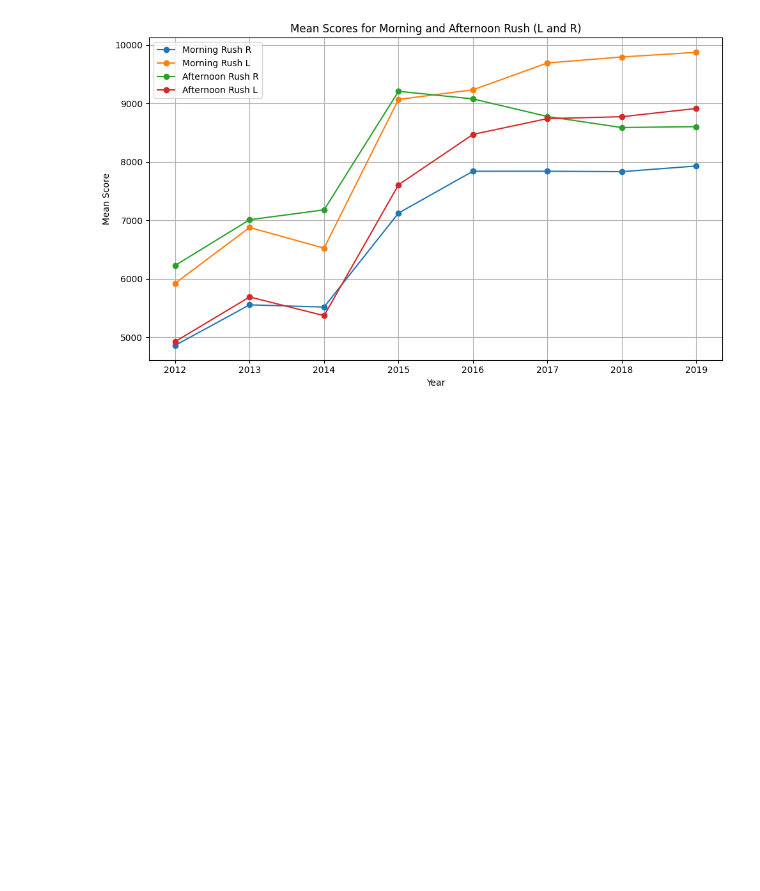
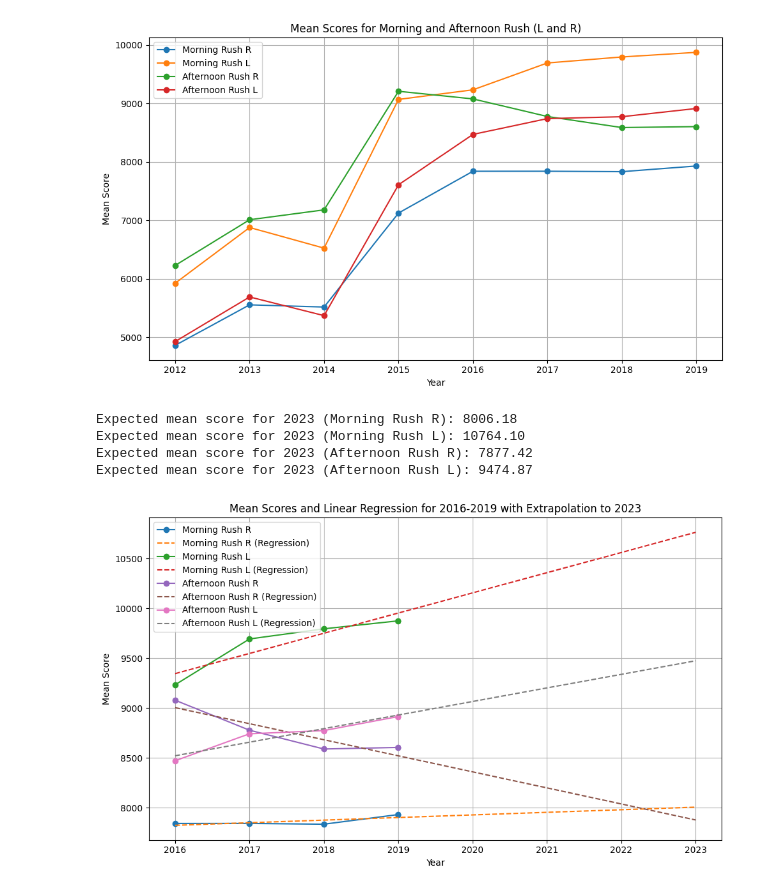
Before and after one commit to Liselotvansteekelenburg/TIL6010-LabAssignments, a Jupyter notebook: WERKEND 2012-2019.ipynb, the cells around one changed output. Drawn from its saved outputs; the diff is of its cells as text; code cells hidden in the pictures; blank space fills up the shorter version.

Commit message:
extrapolation

```diff
--- a/WERKEND 2012-2019.ipynb
+++ b/WERKEND 2012-2019.ipynb
@@ -124,3 +124,57 @@ plt.tight_layout()
 plt.show()
 # %% [output]
 [figure]
+# %%
+from sklearn.linear_model import LinearRegression
+import numpy as np
+
+# Filter the data for the years 2016-2019
+df_recent = df_results[(df_results['Year'] >= 2016) & (df_results['Year'] <= 2019)]
+
+# Prepare for linear regression
+years = df_recent['Year'].unique().reshape(-1, 1)  # Reshape for sklearn
+all_years = np.arange(2016, 2024).reshape(-1, 1)  # Include 2023 for extrapolation
+
+# Create a new figure for the graph
+plt.figure(figsize=(10, 6))
+
+# Loop through each Rush and Direction combination to plot and perform regression
+for rush in ['Morning', 'Afternoon']:
+    for direction in ['R', 'L']:
+        # Filter the data for each combination of rush hour and direction
+        df_filtered = df_recent[(df_recent['Rush'] == rush) & (df_recent['Direction'] == direction)]
+
+        # Extract the mean scores and reshape
+        mean_scores = df_filtered['Mean Score'].values
+
+        # Perform linear regression based on 2016-2019 data
+        reg = LinearRegression().fit(years, mean_scores)
+
+        # Predict mean scores up to 2023 based on the regression model
+        predicted_scores = reg.predict(all_years)
+
+        # Plot actual data points (2016-2019)
+        plt.plot(df_filtered['Year'], mean_scores, label=f'{rush} Rush {direction}', marker='o')
+
+        # Plot the linear regression line from 2016 to 2023
+        plt.plot(all_years, predicted_scores, linestyle='--', label=f'{rush} Rush {direction} (Regression)')
+
+        # Print the expected mean score for 2023
+        print(f'Expected mean score for 2023 ({rush} Rush {direction}): {predicted_scores[-1]:.2f}')
+
+# Add titles and labels
+plt.title('Mean Scores and Linear Regression for 2016-2019 with Extrapolation to 2023')
+plt.xlabel('Year')
+plt.ylabel('Mean Score')
+plt.legend()
+
+# Display the plot
+plt.grid(True)
+plt.tight_layout()
+plt.show()
+# %% [output]
+Expected mean score for 2023 (Morning Rush R): 8006.18
+Expected mean score for 2023 (Morning Rush L): 10764.10
+Expected mean score for 2023 (Afternoon Rush R): 7877.42
+Expected mean score for 2023 (Afternoon Rush L): 9474.87
+[figure, added]
```
Also changed, not shown: 3 other files.
